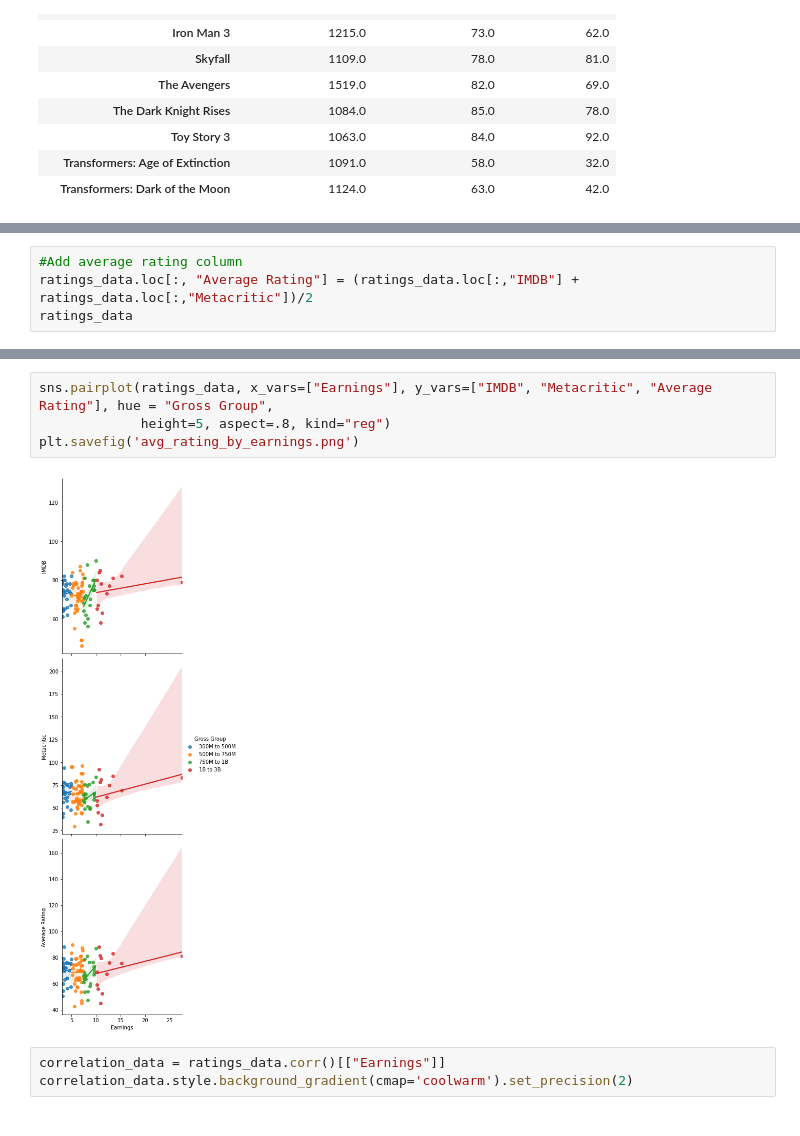
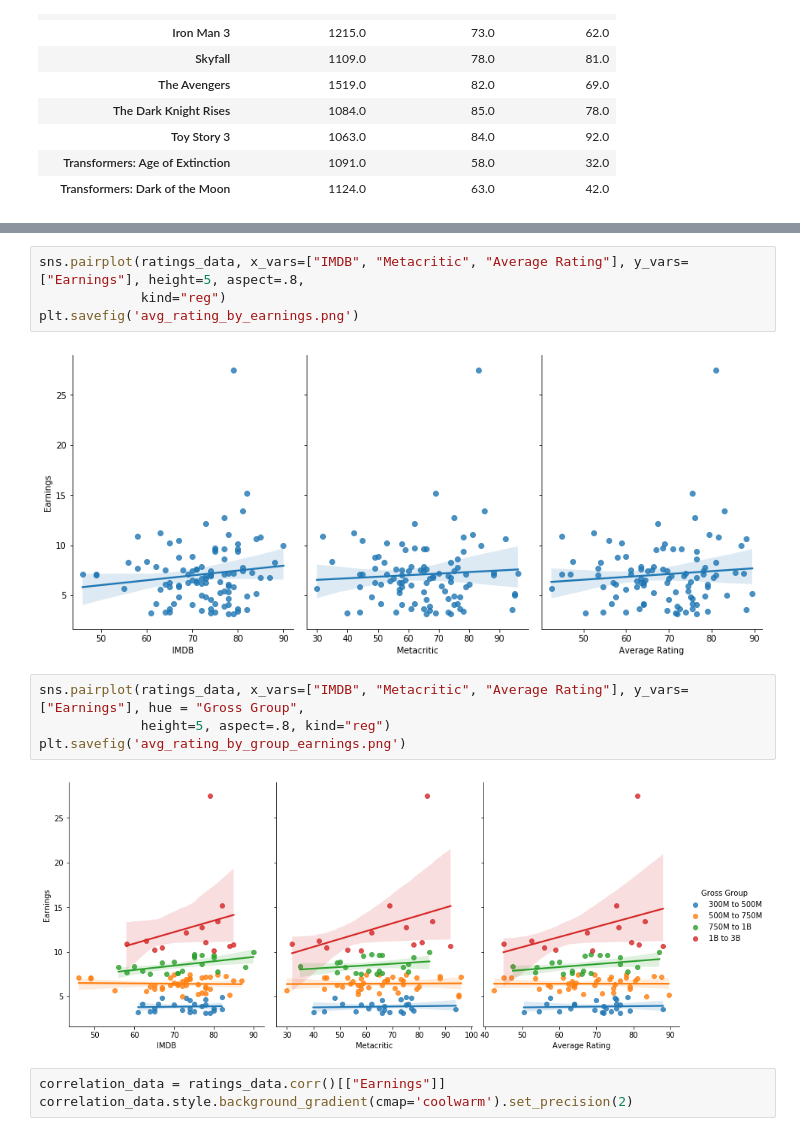
Before and after one commit to marbwhist/first-project, a Jupyter notebook: Main.ipynb, the cells around one changed output, grey strips where cells are left out. Saved outputs shown, nothing was run; the diff lists cells and outputs as text.

```diff
--- a/Main.ipynb
+++ b/Main.ipynb
@@ -407,4 +423,0 @@ ratings_data
-# %%
-#Add average rating column
-ratings_data.loc[:, "Average Rating"] = (ratings_data.loc[:,"IMDB"] + ratings_data.loc[:,"Metacritic"])/2
-ratings_data
@@ -474,9 +473,15 @@ ratings_data
+# %%
+sns.pairplot(ratings_data, x_vars=["IMDB", "Metacritic", "Average Rating"], y_vars=["Earnings"], height=5, aspect=.8,
+             kind="reg")
+plt.savefig('avg_rating_by_earnings.png')
+# %% [output]
+[figure, added]
 # %%
-sns.pairplot(ratings_data, x_vars=["Earnings"], y_vars=["IMDB", "Metacritic", "Average Rating"], hue = "Gross Group",
+sns.pairplot(ratings_data, x_vars=["IMDB", "Metacritic", "Average Rating"], y_vars=["Earnings"], hue = "Gross Group",
              height=5, aspect=.8, kind="reg")
-plt.savefig('avg_rating_by_earnings.png')
+plt.savefig('avg_rating_by_group_earnings.png')
 # %% [output]
-[figure, old version]
+[figure, new version]
 # %%
 correlation_data = ratings_data.corr()[["Earnings"]]
 correlation_data.style.background_gradient(cmap='coolwarm').set_precision(2)
```
Also changed, not shown: parts of 17 cells of this notebook.
